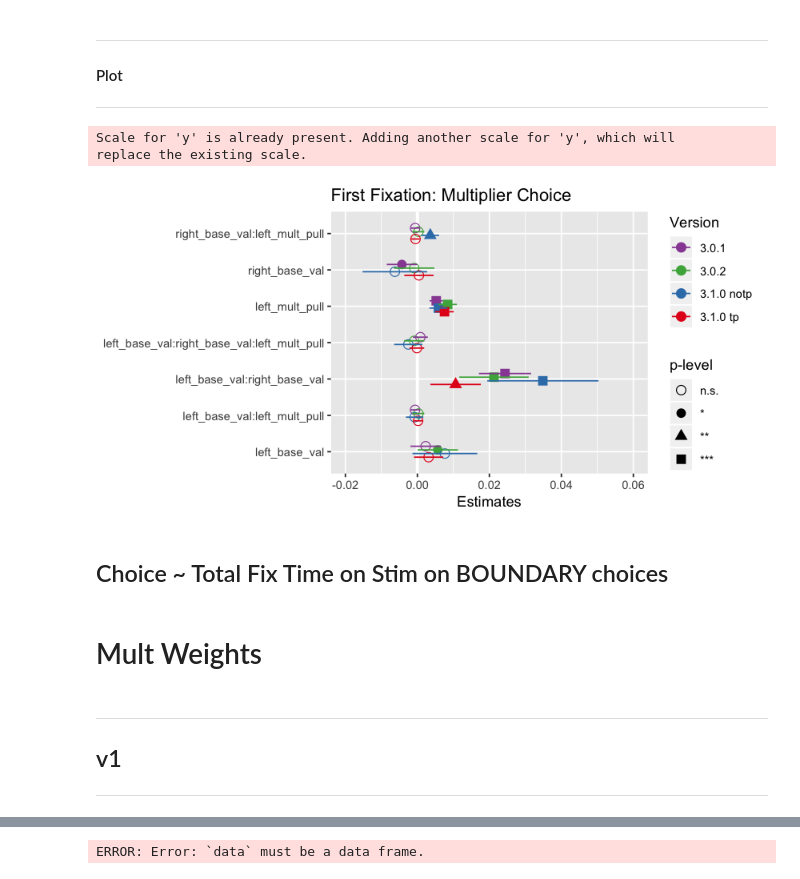
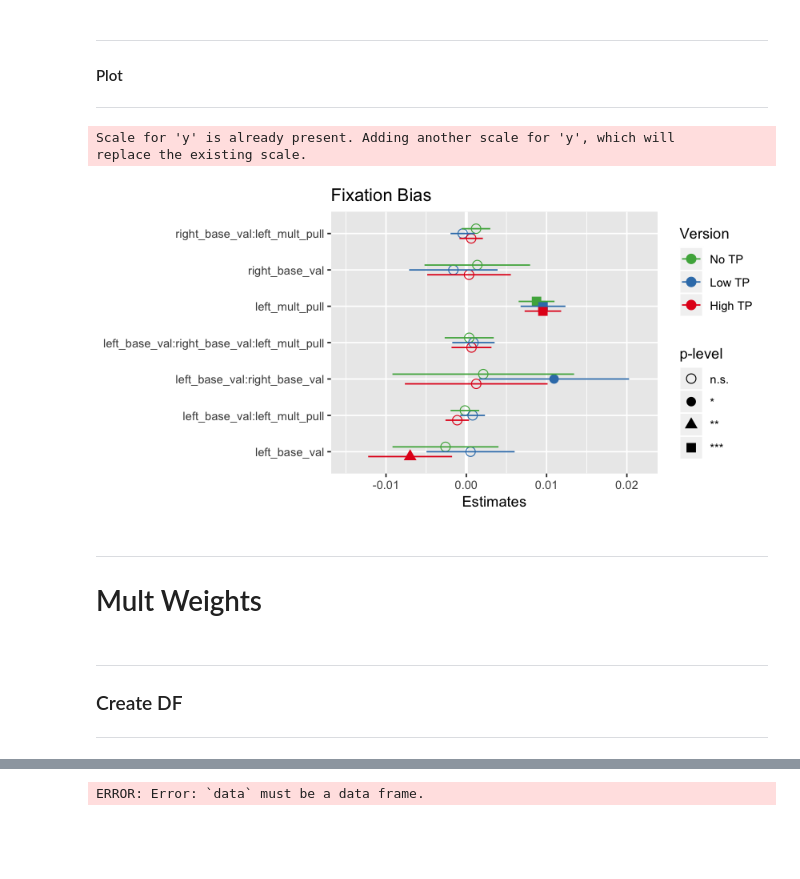
Before and after one commit to danieljwilson/MADE, a Jupyter notebook: 3_experiment/3_3_data_analysis_md/v311.ipynb, the cells around one changed output, grey strips where cells are left out. Drawn from its saved outputs; the diff is of its cells as text; code cells hidden in the pictures; blank space fills up the shorter version.

```diff
--- a/3_experiment/3_3_data_analysis_md/v311.ipynb
+++ b/3_experiment/3_3_data_analysis_md/v311.ipynb
@@ -1513,0 +1171,3 @@ lft__:__:__    0.000  0.012  0.010  0.005 -0.002        -0.021        -0.010
+# %%
+# Calculate proportion of rt focussed left
+v311_md$left_fix_bias = v311_md$left_fix_total_rt / (v311_md$left_fix_total_rt + v311_md$right_fix_total_rt)
@@ -1513,0 +1195,5 @@ lft__:__:__    0.000  0.012  0.010  0.005 -0.002        -0.021        -0.010
+# %%
+v311_no_tp_fix_bias.lmer <- lmer (left_fix_bias ~ left_base_val*right_base_val*left_mult_pull
+                                  + (0 + left_mult_pull|subject) + (1|subject),
+                                  data = filter(v311_md, condition=='No Time Pressure'))
+summary(v311_no_tp_fix_bias.lmer)
@@ -1513,0 +1222,5 @@ lft__:__:__    0.000  0.012  0.010  0.005 -0.002        -0.021        -0.010
+# %%
+v311_lo_tp_fix_bias.lmer <- lmer (left_fix_bias ~ left_base_val*right_base_val*left_mult_pull
+                                  + (0 + left_mult_pull|subject) + (1|subject),
+                                  data = filter(v311_md, condition=='Low Time Pressure'))
+summary(v311_lo_tp_fix_bias.lmer)
@@ -1513,0 +1249,5 @@ lft__:__:__    0.000  0.012  0.010  0.005 -0.002        -0.021        -0.010
+# %%
+v311_hi_tp_fix_bias.lmer <- lmer (left_fix_bias ~ left_base_val*right_base_val*left_mult_pull
+                                  + (0 + left_mult_pull|subject) + (1|subject),
+                                  data = filter(v311_md, condition=='High Time Pressure'))
+summary(v311_hi_tp_fix_bias.lmer)
@@ -1532,23 +1290,22 @@ Length of `pred.labels` does not equal number of predictors, no labelling applie
 #### Plot
 ---
 # %%
-plot_models(v301_fix_bias.lmer, v302_fix_bias.lmer, v310_notp_fix_bias.lmer, v310_tp_fix_bias.lmer,
+plot_models(v311_no_tp_fix_bias.lmer, v311_lo_tp_fix_bias.lmer, v311_hi_tp_fix_bias.lmer,
             show.p=TRUE,
             p.shape=TRUE,
             #axis.labels = c('Left Mult Pull'),
             legend.title='Version',
-            m.labels=c('3.0.1', '3.0.2', '3.1.0 notp', '3.1.0 tp'),
-            title="First Fixation: Multiplier Choice")  +
-ylim(-0.02, 0.06)
+            m.labels=c('No TP', 'Low TP', 'High TP'),
+            title="Fixation Bias")  +
+ylim(-0.015, 0.022)
 # %% [output]
 Scale for 'y' is already present. Adding another scale for 'y', which will
 replace the existing scale.
-[figure, old version]
+[figure, new version]
-# %% [markdown]
-## Choice ~ Total Fix Time on Stim on BOUNDARY choices
 # %% [markdown]
+---
 # Mult Weights
-# %% [markdown]
----
-## v1
----
+# %% [markdown]
+---
+### Create DF
+---
```
Also changed, not shown: parts of 174 cells of this notebook.
